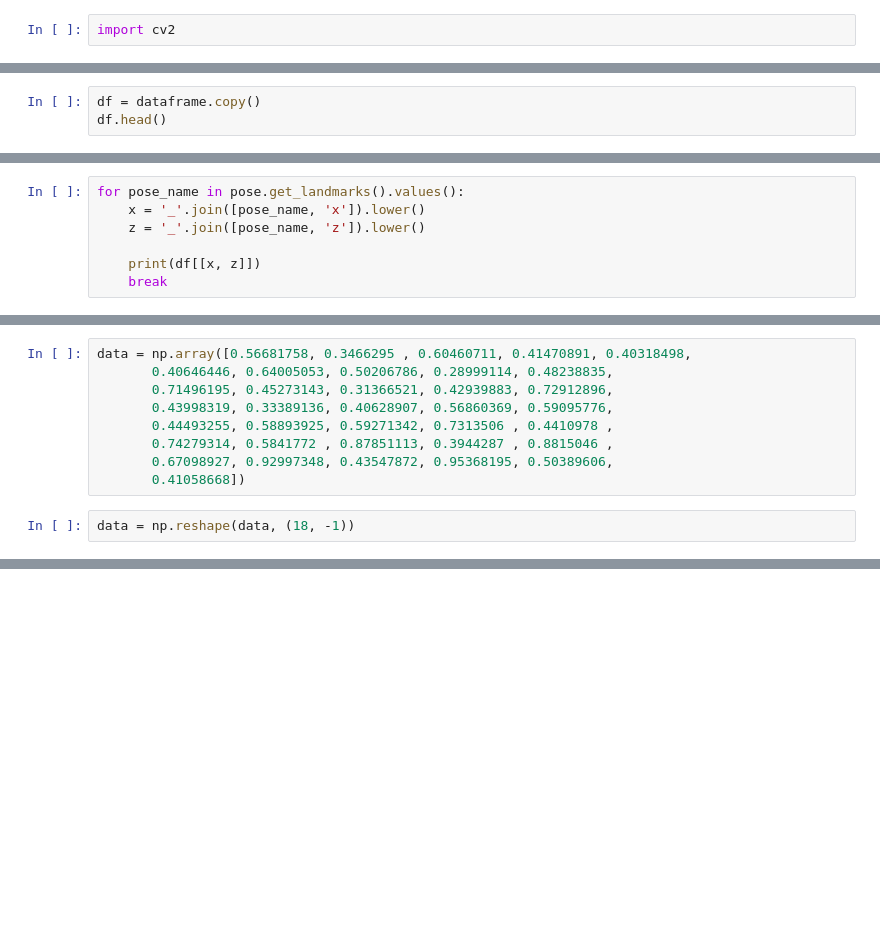
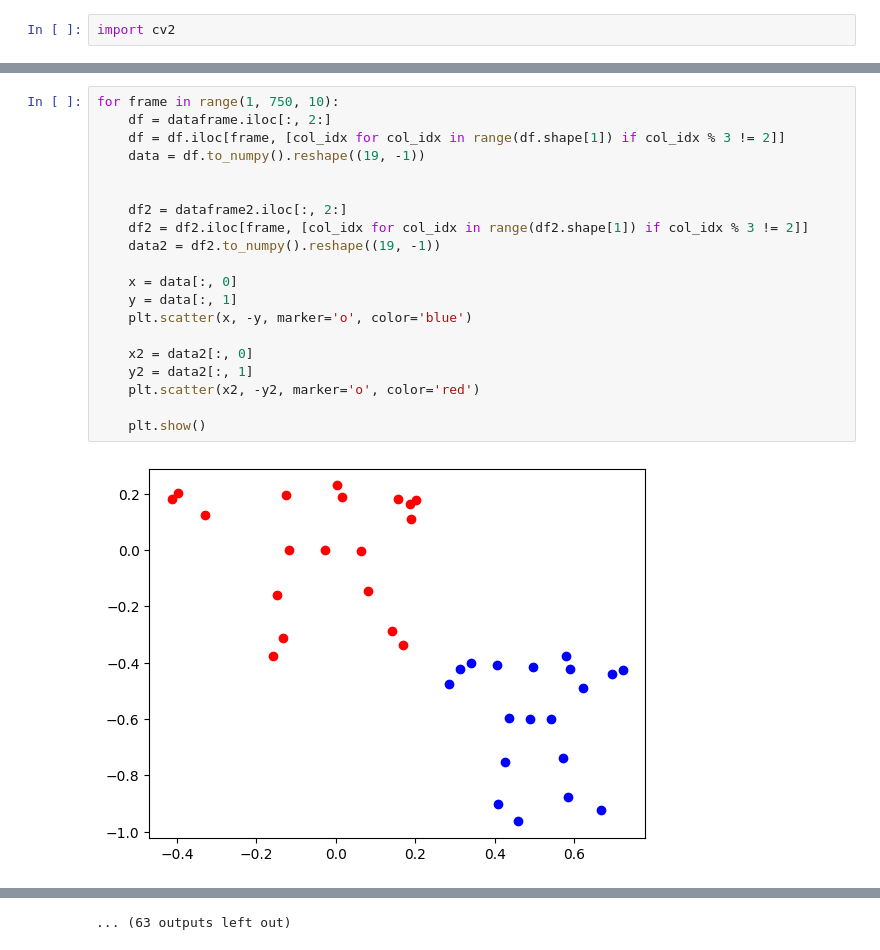
Before and after one commit to MateuszKunik/StrengthCoach, a Jupyter notebook: notebooks/mkunik-canonical-form.ipynb, the cells around one changed output, grey strips where cells are left out. Drawn from its saved outputs; the diff is of its cells as text; blank space fills up the shorter version.

```diff
--- a/notebooks/mkunik-canonical-form.ipynb
+++ b/notebooks/mkunik-canonical-form.ipynb
@@ -329,3 +116,0 @@ plt.show()
-# %%
-df = dataframe.copy()
-df.head()
@@ -356,7 +116,0 @@ Length: 758, dtype: float64
-# %%
-for pose_name in pose.get_landmarks().values():
-    x = '_'.join([pose_name, 'x']).lower()
-    z = '_'.join([pose_name, 'z']).lower()
-
-    print(df[[x, z]])
-    break
@@ -425,11 +116,0 @@ def rotation(v, alpha):
-# %%
-data = np.array([0.56681758, 0.3466295 , 0.60460711, 0.41470891, 0.40318498,
-       0.40646446, 0.64005053, 0.50206786, 0.28999114, 0.48238835,
-       0.71496195, 0.45273143, 0.31366521, 0.42939883, 0.72912896,
-       0.43998319, 0.33389136, 0.40628907, 0.56860369, 0.59095776,
-       0.44493255, 0.58893925, 0.59271342, 0.7313506 , 0.4410978 ,
-       0.74279314, 0.5841772 , 0.87851113, 0.3944287 , 0.8815046 ,
-       0.67098927, 0.92997348, 0.43547872, 0.95368195, 0.50389606,
-       0.41058668])
-# %%
-data = np.reshape(data, (18, -1))
@@ -466,0 +117,22 @@ plt.show()
+# %%
+for frame in range(1, 750, 10):
+    df = dataframe.iloc[:, 2:]
+    df = df.iloc[frame, [col_idx for col_idx in range(df.shape[1]) if col_idx % 3 != 2]]
+    data = df.to_numpy().reshape((19, -1))
+
+
+    df2 = dataframe2.iloc[:, 2:]
+    df2 = df2.iloc[frame, [col_idx for col_idx in range(df2.shape[1]) if col_idx % 3 != 2]]
+    data2 = df2.to_numpy().reshape((19, -1))
+
+    x = data[:, 0]
+    y = data[:, 1]
+    plt.scatter(x, -y, marker='o', color='blue')
+
+    x2 = data2[:, 0]
+    y2 = data2[:, 1]
+    plt.scatter(x2, -y2, marker='o', color='red')
+
+    plt.show()
+# %% [output]
+[figure, added]
@@ -466,0 +150 @@ plt.show()
+... (63 outputs left out)
```
Also changed, not shown: parts of 29 cells of this notebook.
